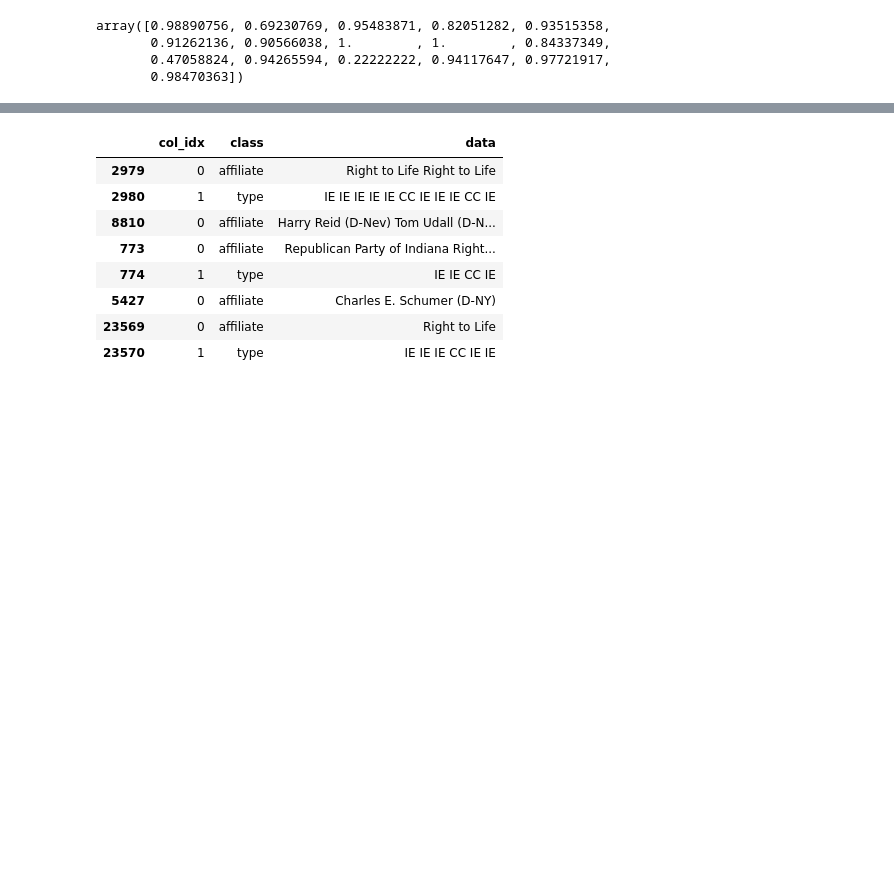
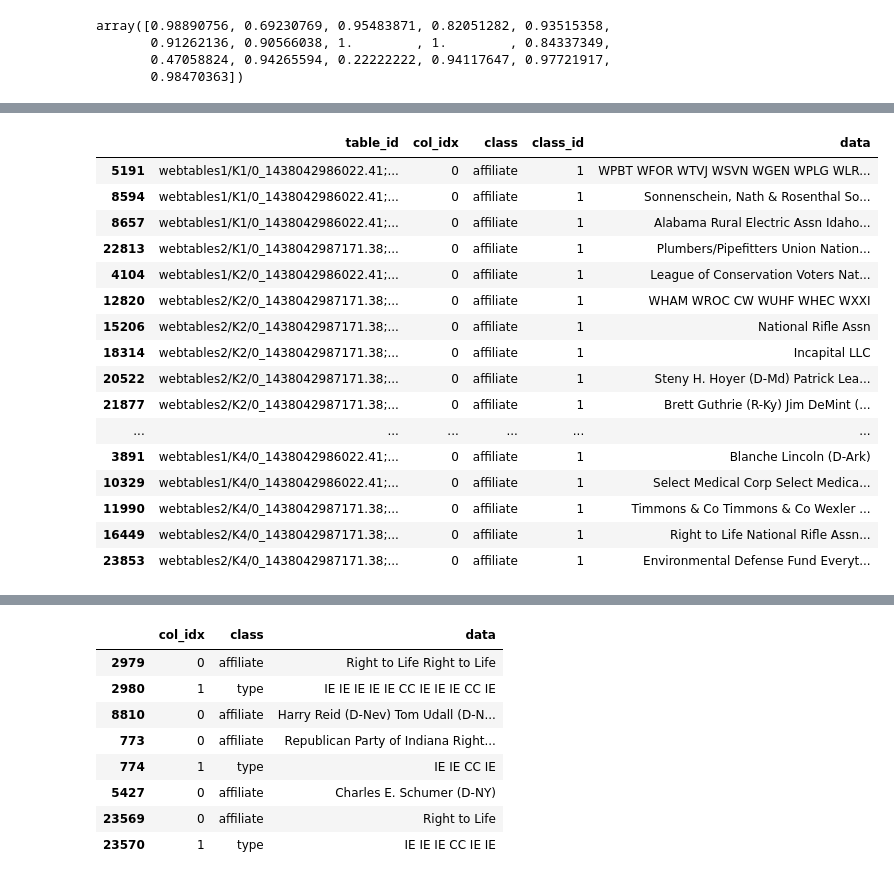
Before and after one commit to TommyDzh/doduo, a Jupyter notebook: doduo/data_viewer.ipynb, the cells around one changed output, grey strips where cells are left out. Drawn from its saved outputs; the diff is of its cells as text; code cells hidden in the pictures; blank space fills up the shorter version.

```diff
--- a/doduo/data_viewer.ipynb
+++ b/doduo/data_viewer.ipynb
@@ -342,3 +342,13 @@ filepath = os.path.join(base_dirpath, basename.format(0))
 df_test = pd.read_csv(filepath)
 
 df_group_test = df_test.groupby("table_id")
+# %%
+cv = 0
+df_list = []
+for i in range(5):
+    if i == cv:
+        continue
+    filepath = os.path.join(base_dirpath, basename.format(i))
+    df_list.append(pd.read_csv(filepath))
+df_train = pd.concat(df_list, axis=0)
+df_group_train = df_train.groupby("table_id")
@@ -750,0 +916,20 @@ array([0.98890756, 0.69230769, 0.95483871, 0.82051282, 0.93515358,
+# %%
+df_train[df_train["class"] == 'affiliate']
+# %% [output]
+|  | table_id | col_idx | class | class_id | data |
+| 5191 | webtables1/K1/0_1438042986022.41;... | 0 | affiliate | 1 | WPBT WFOR WTVJ WSVN WGEN WPLG WLR... |
+| 8594 | webtables1/K1/0_1438042986022.41;... | 0 | affiliate | 1 | Sonnenschein, Nath & Rosenthal So... |
+| 8657 | webtables1/K1/0_1438042986022.41;... | 0 | affiliate | 1 | Alabama Rural Electric Assn Idaho... |
+| 22813 | webtables2/K1/0_1438042987171.38;... | 0 | affiliate | 1 | Plumbers/Pipefitters Union Nation... |
+| 4104 | webtables1/K2/0_1438042986022.41;... | 0 | affiliate | 1 | League of Conservation Voters Nat... |
+| 12820 | webtables2/K2/0_1438042987171.38;... | 0 | affiliate | 1 | WHAM WROC CW WUHF WHEC WXXI |
+| 15206 | webtables2/K2/0_1438042987171.38;... | 0 | affiliate | 1 | National Rifle Assn |
+| 18314 | webtables2/K2/0_1438042987171.38;... | 0 | affiliate | 1 | Incapital LLC |
+| 20522 | webtables2/K2/0_1438042987171.38;... | 0 | affiliate | 1 | Steny H. Hoyer (D-Md) Patrick Lea... |
+| 21877 | webtables2/K2/0_1438042987171.38;... | 0 | affiliate | 1 | Brett Guthrie (R-Ky) Jim DeMint (... |
+| ... | ... | ... | ... | ... | ... |
+| 3891 | webtables1/K4/0_1438042986022.41;... | 0 | affiliate | 1 | Blanche Lincoln (D-Ark) |
+| 10329 | webtables1/K4/0_1438042986022.41;... | 0 | affiliate | 1 | Select Medical Corp Select Medica... |
+| 11990 | webtables2/K4/0_1438042987171.38;... | 0 | affiliate | 1 | Timmons & Co Timmons & Co Wexler ... |
+| 16449 | webtables2/K4/0_1438042987171.38;... | 0 | affiliate | 1 | Right to Life National Rifle Assn... |
+| 23853 | webtables2/K4/0_1438042987171.38;... | 0 | affiliate | 1 | Environmental Defense Fund Everyt... |
```
Also changed, not shown: parts of 44 cells of this notebook, 1 other file.
